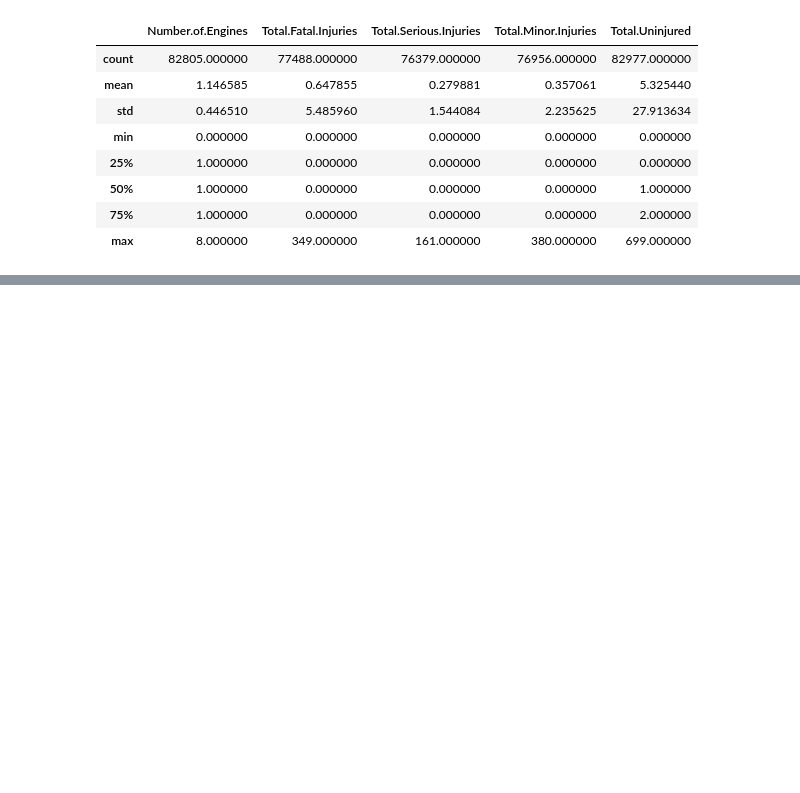
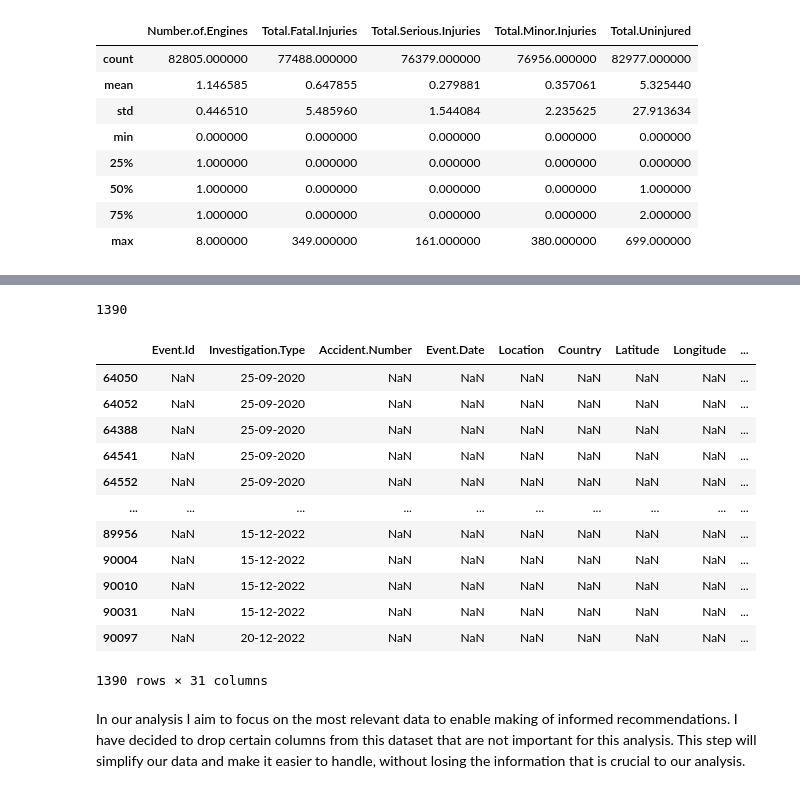
Before and after one commit to pianch/dsc-phase-1-project-v3, a Jupyter notebook: student.ipynb, the cells around one changed output, grey strips where cells are left out. Drawn from its saved outputs; the diff is of its cells as text; code cells hidden in the pictures; blank space fills up the shorter version.

Commit message:
Data cleanings

```diff
--- a/student.ipynb
+++ b/student.ipynb
@@ -175,0 +186,26 @@ df.describe()
+# %%
+#check for duplicates
+df.duplicated().sum()
+# %% [output]
+1390
+# %%
+# Display the duplicate rows
+duplicate_rows = df[df.duplicated()]
+duplicate_rows
+# %% [output]
+|  | Event.Id | Investigation.Type | Accident.Number | Event.Date | Location | Country | Latitude | Longitude | ... |
+| 64050 | NaN | 25-09-2020 | NaN | NaN | NaN | NaN | NaN | NaN | ... |
+| 64052 | NaN | 25-09-2020 | NaN | NaN | NaN | NaN | NaN | NaN | ... |
+| 64388 | NaN | 25-09-2020 | NaN | NaN | NaN | NaN | NaN | NaN | ... |
+| 64541 | NaN | 25-09-2020 | NaN | NaN | NaN | NaN | NaN | NaN | ... |
+| 64552 | NaN | 25-09-2020 | NaN | NaN | NaN | NaN | NaN | NaN | ... |
+| ... | ... | ... | ... | ... | ... | ... | ... | ... | ... |
+| 89956 | NaN | 15-12-2022 | NaN | NaN | NaN | NaN | NaN | NaN | ... |
+| 90004 | NaN | 15-12-2022 | NaN | NaN | NaN | NaN | NaN | NaN | ... |
+| 90010 | NaN | 15-12-2022 | NaN | NaN | NaN | NaN | NaN | NaN | ... |
+| 90031 | NaN | 15-12-2022 | NaN | NaN | NaN | NaN | NaN | NaN | ... |
+| 90097 | NaN | 20-12-2022 | NaN | NaN | NaN | NaN | NaN | NaN | ... |
+1390 rows × 31 columns
+# %% [markdown]
+In our analysis I aim to focus on the most relevant data to enable making of informed recommendations. I have decided to  drop certain columns from this dataset that are not important for this analysis.
+This step will simplify our data and make it easier to handle, without losing the information that is crucial to our analysis.
```
Also changed, not shown: parts of 6 cells of this notebook.
